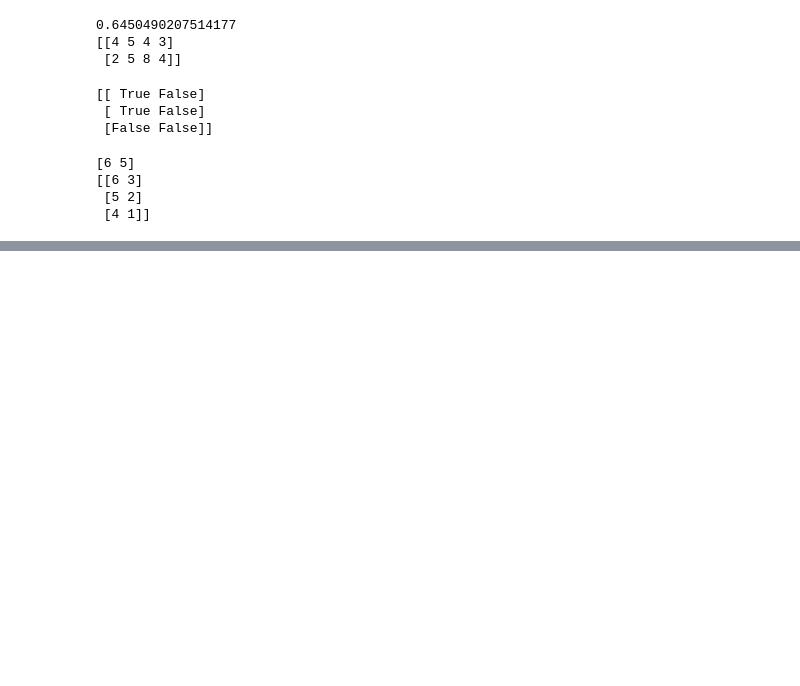
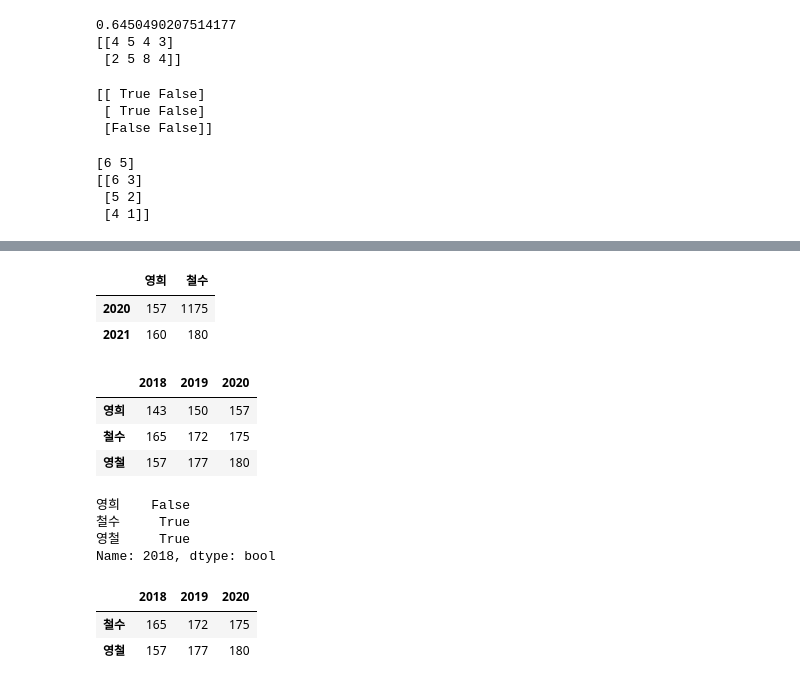
Before and after one commit to Songsungsang/SF_Python, a Jupyter notebook: Pracetice/practice.ipynb, the cells around one changed output, grey strips where cells are left out. Saved outputs shown, nothing was run; the diff lists cells and outputs as text; code cells hidden in the pictures; blank space fills up the shorter version.

```diff
--- a/Pracetice/practice.ipynb
+++ b/Pracetice/practice.ipynb
@@ -206,0 +489,34 @@ print(ndarr) # ndarr 값을 바꾸는건 아님
+# %%
+growth.loc[growth.영희 > 150] # 영희가 150 이상일때를 모두 가져오기
+# %% [output]
+|  | 영희 | 철수 |
+| 2020 | 157 | 1175 |
+| 2021 | 160 | 180 |
+# %%
+index = ["영희", "철수", "영철"]
+data = {
+    "2018" : [143, 165, 157],
+    "2019" : [150, 172, 177],
+    "2020" : [157,175,180]
+}
+
+growth = pd.DataFrame(data, index = index) # 가로 세로 바꾸는 명령어는 읎고 아예 새로 짤때 index랑 data 바꿔주기
+growth
+# %% [output]
+|  | 2018 | 2019 | 2020 |
+| 영희 | 143 | 150 | 157 |
+| 철수 | 165 | 172 | 175 |
+| 영철 | 157 | 177 | 180 |
+# %%
+growth["2018"] > 150 # 2018년도에 철수와 영철은 넘었고 영희는 아니었다
+# %% [output]
+영희    False
+철수     True
+영철     True
+Name: 2018, dtype: bool
+# %%
+growth.loc[(growth["2018"] > 150) & (growth["2020"] > 150)] # & = and, | = or, isin([list]) = 이중에 있다면, index.notnull = 이 index에 null 값이 없는것만 선택
+# %% [output]
+|  | 2018 | 2019 | 2020 |
+| 철수 | 165 | 172 | 175 |
+| 영철 | 157 | 177 | 180 |
```
Also changed, not shown: parts of 35 cells of this notebook, 9 other files.
